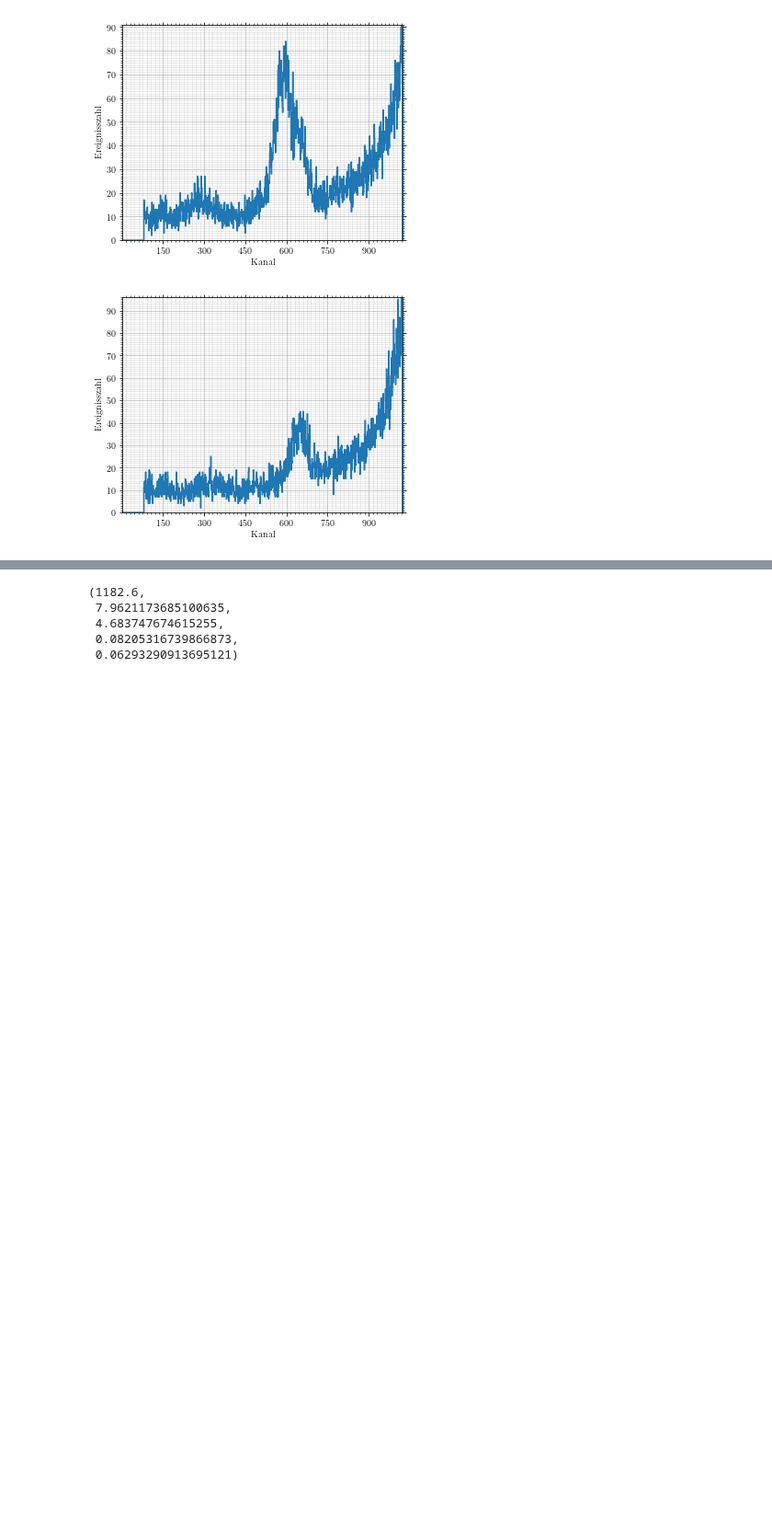
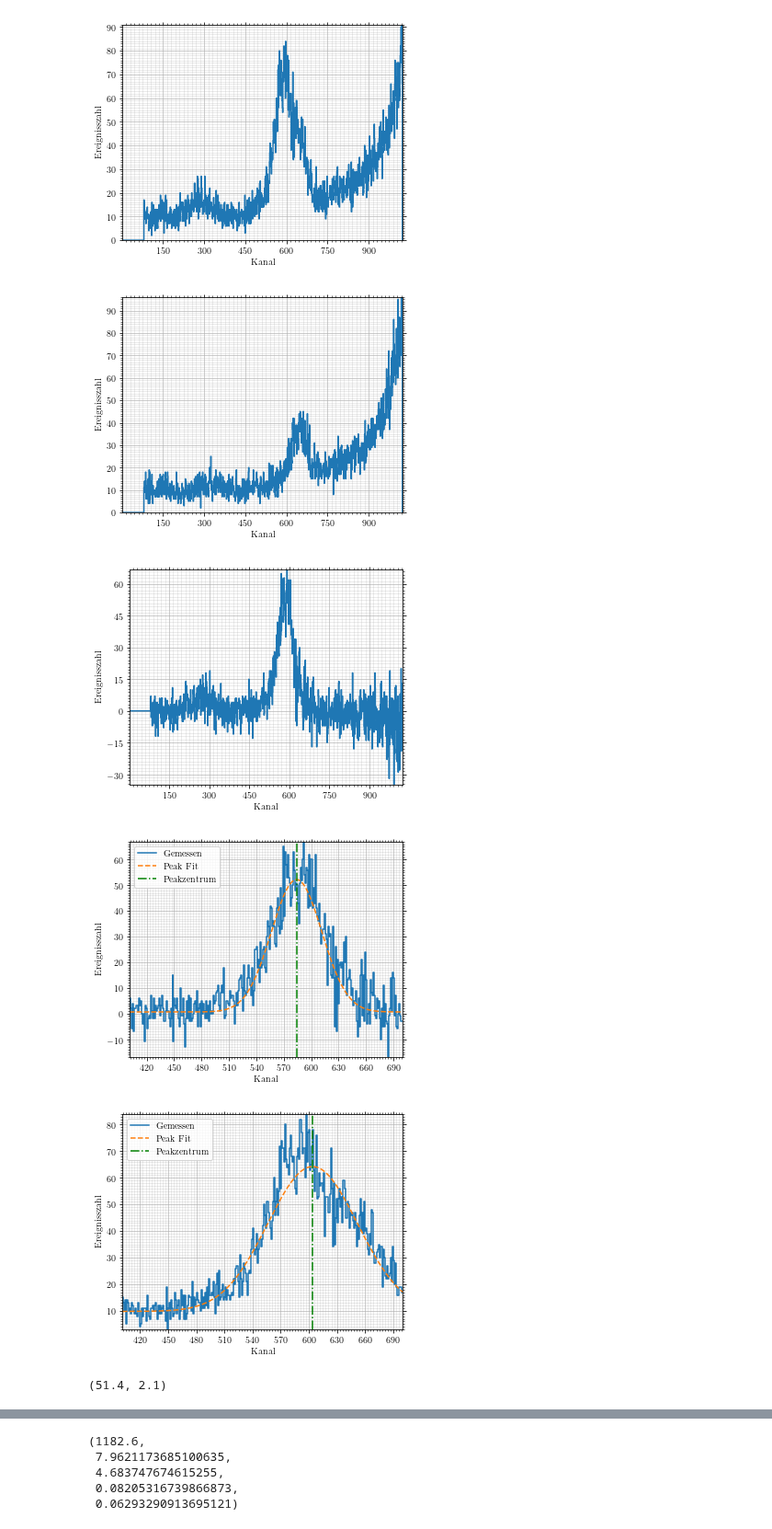
Before and after one commit to vale981/fpraktikum, a Jupyter notebook: CS/auswertung/Untitled.ipynb, the cells around one changed output, grey strips where cells are left out. Shown at 92% size. Saved outputs shown, nothing was run; the diff lists cells and outputs as text; code cells hidden in the pictures; blank space fills up the shorter version.

```diff
--- a/CS/auswertung/Untitled.ipynb
+++ b/CS/auswertung/Untitled.ipynb
@@ -115,3 +115,15 @@ plot_spec(am_2_0, save=('am_90_0', 'hists'))
  <matplotlib.axes._subplots.AxesSubplot at 0x...>)
 [figure]
 [figure]
+# %%
+plot_spec(am_2 - am_2_0, save=('am_90_sub', 'hists'))
+am_2p, d_am_2p = calibrate_peak(am_2 - am_2_0, 400, 700, save=('am_90_sub_fit', 'hists'))
+am_2pu, d_am_2pu = calibrate_peak(am_2, 400, 700, save=('am_90_fit', 'hists'))
+# %% [output]
+[figure, added]
+[figure, added]
+[figure, added]
+# %%
+scientific_round(*EE(K=(am_2p, d_am_2p)))
+# %% [output]
+(51.4, 2.1)
```
Also changed, not shown: parts of 22 cells of this notebook, 55 other files.
